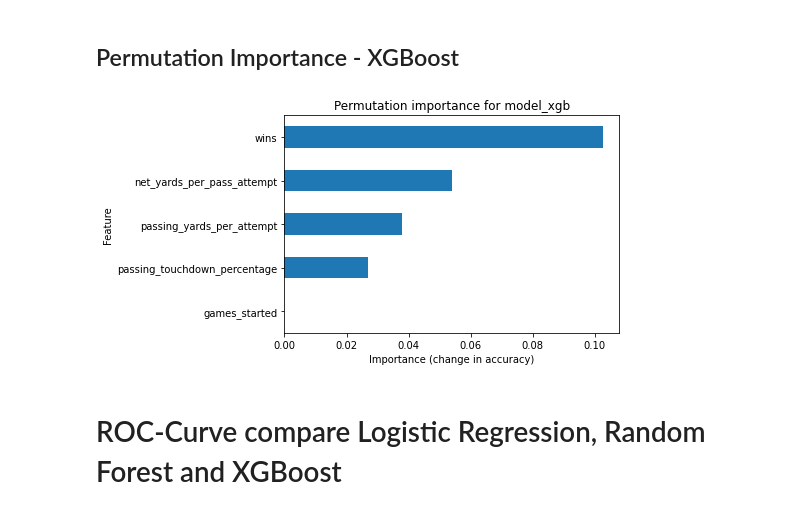
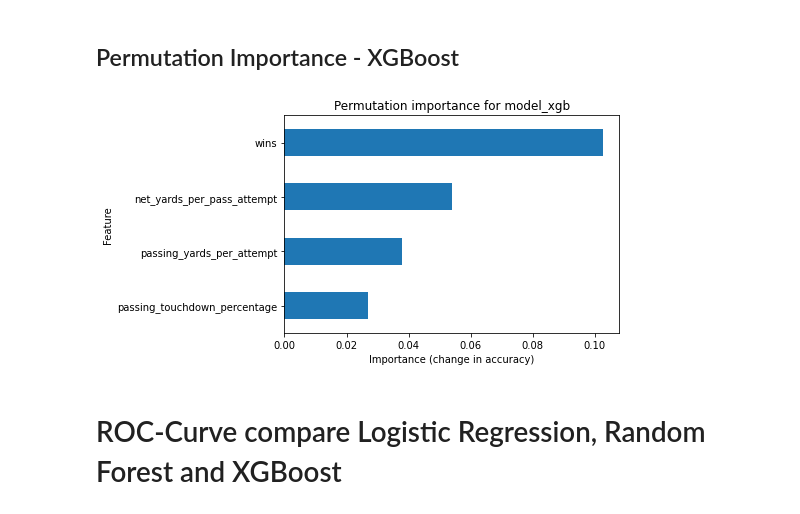
Before and after one commit to micahks/NFL-HOF-Predictor, a Jupyter notebook: HOF-predictor-QB.ipynb, the cells around one changed output. Saved outputs shown, nothing was run; the diff lists cells and outputs as text; code cells hidden in the pictures.

```diff
--- a/HOF-predictor-QB.ipynb
+++ b/HOF-predictor-QB.ipynb
@@ -209,19 +209,19 @@ BOOST: Val accuracy: 0.972972972972973
 # %%
 from sklearn.inspection import permutation_importance
 
 perm_imp = permutation_importance(boost_model, X_val, y_val, n_jobs=-1, random_state=42)
 
 data = {'mean_importance' : perm_imp['importances_mean'], 'std_importances' : perm_imp['importances_std']}
 
 df = pd.DataFrame(data, index=X_val.columns)
 df.sort_values('mean_importance', ascending=True, inplace=True)
 
-df['mean_importance'].tail(5).plot(kind='barh')
+df['mean_importance'].tail(4).plot(kind='barh')
 plt.xlabel('Importance (change in accuracy)')
 plt.ylabel('Feature')
 plt.title('Permutation importance for model_xgb');
 # %% [output]
-[figure, old version]
+[figure, new version]
 # %% [markdown]
 # ROC-Curve compare Logistic Regression, Random Forest and XGBoost
 # %%
```
Also changed, not shown: parts of 2 cells of this notebook.
